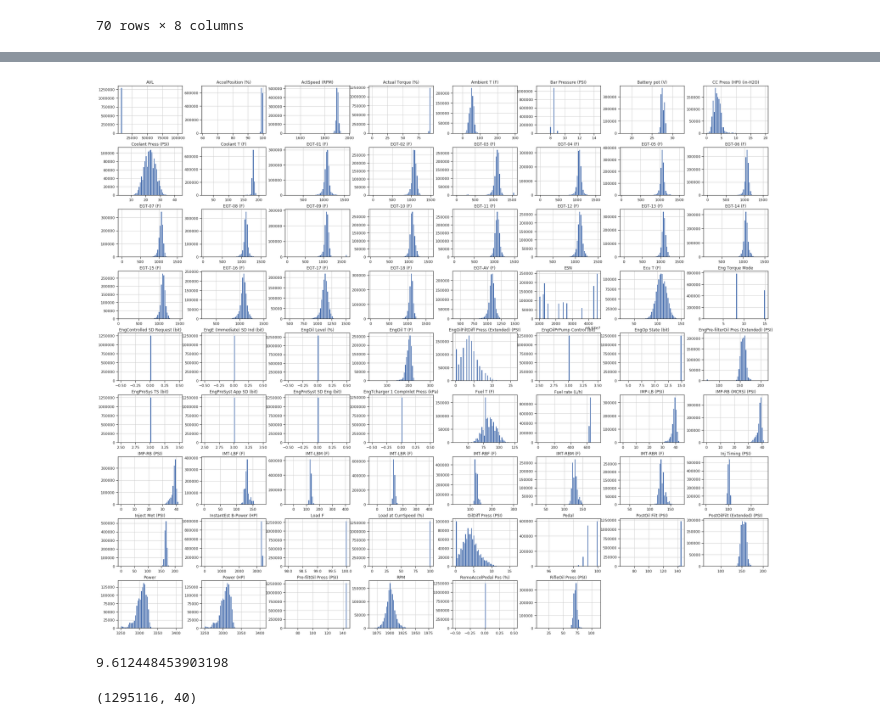
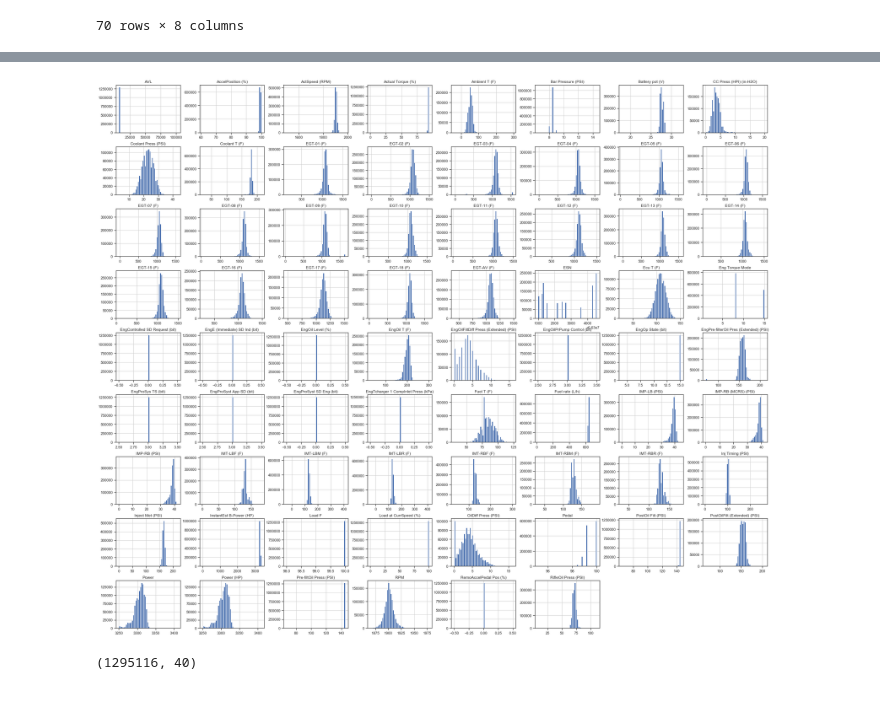
Before and after one commit to ddiazal/PredictiveMaintenance, a Jupyter notebook: filtersAnalysis.ipynb, the cells around one changed output, grey strips where cells are left out. Drawn from its saved outputs; the diff is of its cells as text; code cells hidden in the pictures.

```diff
--- a/filtersAnalysis.ipynb
+++ b/filtersAnalysis.ipynb
@@ -9,6 +8,6 @@ import matplotlib.pyplot as plt
 sns.set(style="ticks")
 # %%
 file = "combinedFilters_csv.csv"
-filt_df = pd.read_csv(file, delimiter=',')
+%time filt_df = pd.read_csv(file, delimiter=',')
 filt_df.shape
 # %% [output]
@@ -162,9 +162,6 @@ filt_df.describe().transpose()
 | Power (HP) | 1295116.0 | 3.305690e+03 | 14.292433 | 3250.02 | 3297.58 | 3308.48 | 3316.11 | 3409.11 |
 70 rows × 8 columns
 # %%
-start = time.time()
-filt_df.hist(bins=50, figsize=(35,30))
+%time filt_df.hist(bins=50, figsize=(35,30))
 plt.show()
-end = time.time()
-end - start
 # %% [output]
@@ -171,5 +169,4 @@ end - start
-[figure, old version]
+[figure, new version]
-9.612448453903198
 # %%
 cols2drop =['AVL','Load F','Actual Torque (%)', 'ActSpeed (RPM)', 'AccelPosition (%)',
            'Load at CurrSpeed (%)', 'Fuel rate (L/h)', 'Bar Pressure (PSI)',
```
Also changed, not shown: parts of 7 cells of this notebook.
